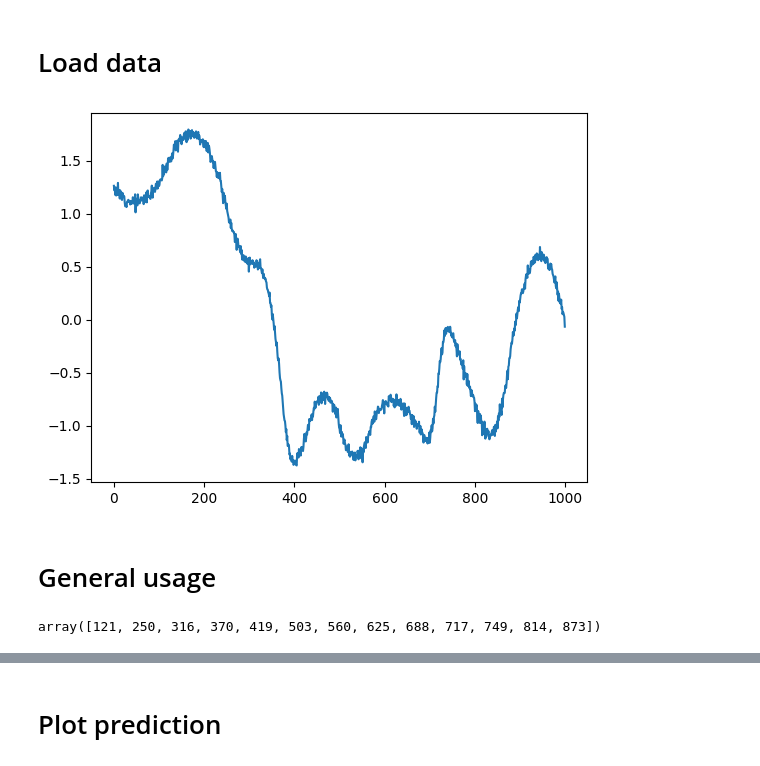
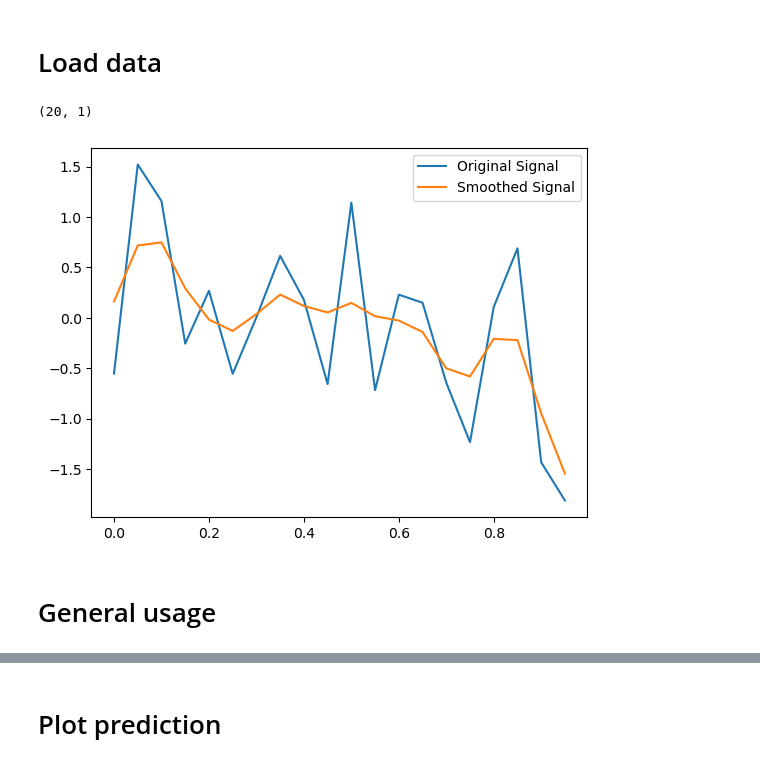
Before and after one commit to nicolascecchi/splineop, a Jupyter notebook: example/example.ipynb, the cells around one changed output, grey strips where cells are left out. Drawn from its saved outputs; the diff is of its cells as text; code cells hidden in the pictures.

```diff
--- a/example/example.ipynb
+++ b/example/example.ipynb
@@ -17,8 +63,31 @@ y_obs = np.loadtxt("./example-signal.csv",
-# %%
-plt.plot(y_obs)
-plt.show()
-# %% [output]
-[figure, removed]
+# %%
+signal = np.array([ 0., 0.97476548,  1.51702549,  1.62678003,  1.30402909,  0.54877269,
+ -0.35488727, -0.82099054, -0.83178075, -0.38725791,  0.51257799,  1.68843677,
+  2.40323668,  2.57729317,  2.21060627,  1.30317596, -0.05752466, -1.06236943,
+ -1.51454388, -1.41404801, -0.76088183,  0.42311414,  1.41720274,  1.87193562,
+  1.78731279])[:, None]
+
+
+signal = np.arange(20)[:, None]
+signal[5] = 0
+
+signal = np.random.normal(0, 1, size=(20, 1))
+
+signal = np.array([-0.5538366539852463, 1.520330843452079, 1.1568464380607646, -0.25672386834360117, 0.26701022014941883, -0.5569015163824721, 0.0039023732192848977, 0.6135816949729489, 0.17853854922169188, -0.6581326650081704, 1.1408804695045343, -0.7188644543380338, 0.22858566413113388, 0.14886327051604423, -0.6444699435164172, -1.2341416612965999, 0.1060960066797375, 0.68842074334761, -1.4347055296533557, -1.8131734620286035])[:, None]
+signal.shape
+# %% [output]
+(20, 1)
+# %%
+from scipy.ndimage import gaussian_filter1d
+x = np.linspace(0, 1, signal.shape[0], False)
+# Apply a Gaussian filter to smooth the signal
+smoothed_signal = gaussian_filter1d(signal.squeeze(), sigma=1)[:, None]
+plt.plot(x, signal.squeeze(), label="Original Signal")
+plt.plot(x, smoothed_signal.squeeze(), label="Smoothed Signal")
+plt.legend()
+plt.show()
+# %% [output]
+[figure, added]
 # %% [markdown]
 # General usage
 # %%
@@ -41,4 +112,0 @@ model.predict(13)
-# %%
-model.bkps # Show predicted breakpoints. Note that they are stored as indices over the signal.
-# %% [output]
-array([121, 250, 316, 370, 419, 503, 560, 625, 688, 717, 749, 814, 873])
```
Also changed, not shown: parts of 12 cells of this notebook.
